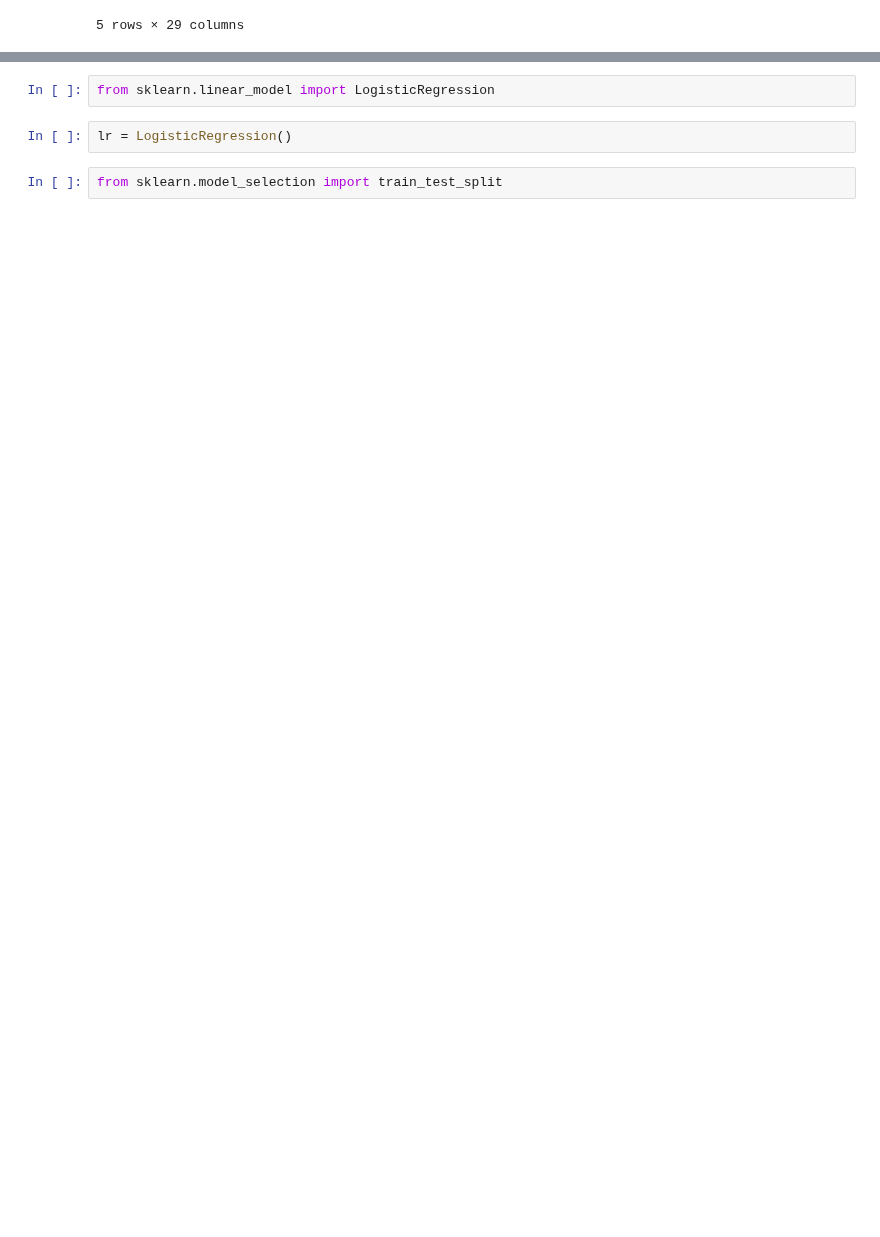
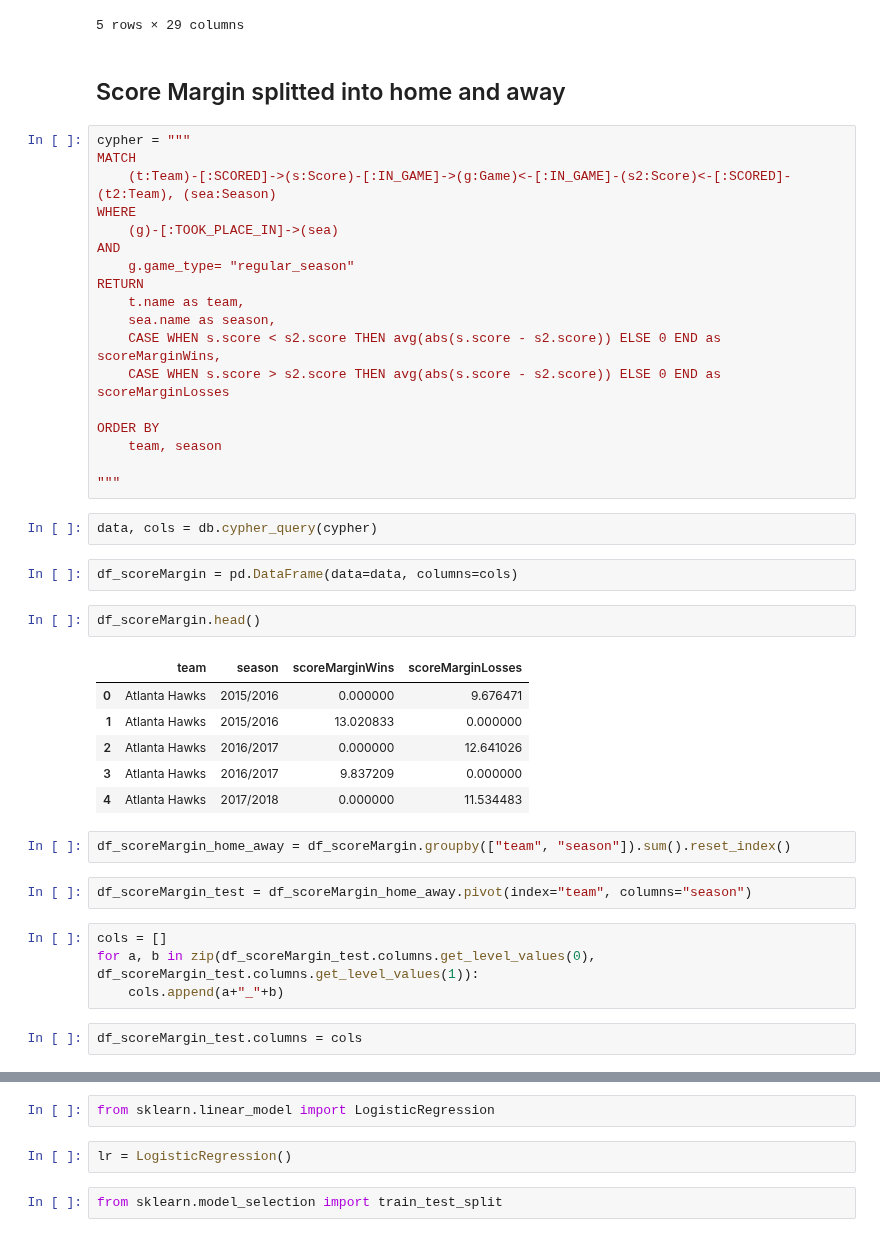
Before and after one commit to jgoerner/SportsPrediction, a Jupyter notebook: NBA/notebooks/1.7-first-model.ipynb, the cells around one changed output, grey strips where cells are left out. Saved outputs shown, nothing was run; the diff lists cells and outputs as text; blank space fills up the shorter version.

```diff
--- a/NBA/notebooks/1.7-first-model.ipynb
+++ b/NBA/notebooks/1.7-first-model.ipynb
@@ -354,3 +331,46 @@ df_ml_2.head()
 | 3 | False | 30 | 22 | 21 | 18 | ... |
 | 4 | True | 32 | 28 | 34 | 24 | ... |
 5 rows × 29 columns
+# %% [markdown]
+## Score Margin splitted into home and away
+# %%
+cypher = """
+MATCH
+    (t:Team)-[:SCORED]->(s:Score)-[:IN_GAME]->(g:Game)<-[:IN_GAME]-(s2:Score)<-[:SCORED]-(t2:Team), (sea:Season)
+WHERE
+    (g)-[:TOOK_PLACE_IN]->(sea)
+AND
+	g.game_type= "regular_season"
+RETURN
+    t.name as team,
+    sea.name as season,
+    CASE WHEN s.score < s2.score THEN avg(abs(s.score - s2.score)) ELSE 0 END as scoreMarginWins,
+    CASE WHEN s.score > s2.score THEN avg(abs(s.score - s2.score)) ELSE 0 END as scoreMarginLosses
+
+ORDER BY
+    team, season
+
+"""
+# %%
+data, cols = db.cypher_query(cypher)
+# %%
+df_scoreMargin = pd.DataFrame(data=data, columns=cols)
+# %%
+df_scoreMargin.head()
+# %% [output]
+|  | team | season | scoreMarginWins | scoreMarginLosses |
+| 0 | Atlanta Hawks | 2015/2016 | 0.000000 | 9.676471 |
+| 1 | Atlanta Hawks | 2015/2016 | 13.020833 | 0.000000 |
+| 2 | Atlanta Hawks | 2016/2017 | 0.000000 | 12.641026 |
+| 3 | Atlanta Hawks | 2016/2017 | 9.837209 | 0.000000 |
+| 4 | Atlanta Hawks | 2017/2018 | 0.000000 | 11.534483 |
+# %%
+df_scoreMargin_home_away = df_scoreMargin.groupby(["team", "season"]).sum().reset_index()
+# %%
+df_scoreMargin_test = df_scoreMargin_home_away.pivot(index="team", columns="season")
+# %%
+cols = []
+for a, b in zip(df_scoreMargin_test.columns.get_level_values(0), df_scoreMargin_test.columns.get_level_values(1)):
+    cols.append(a+"_"+b)
+# %%
+df_scoreMargin_test.columns = cols
```
Also changed, not shown: parts of 12 cells of this notebook.
